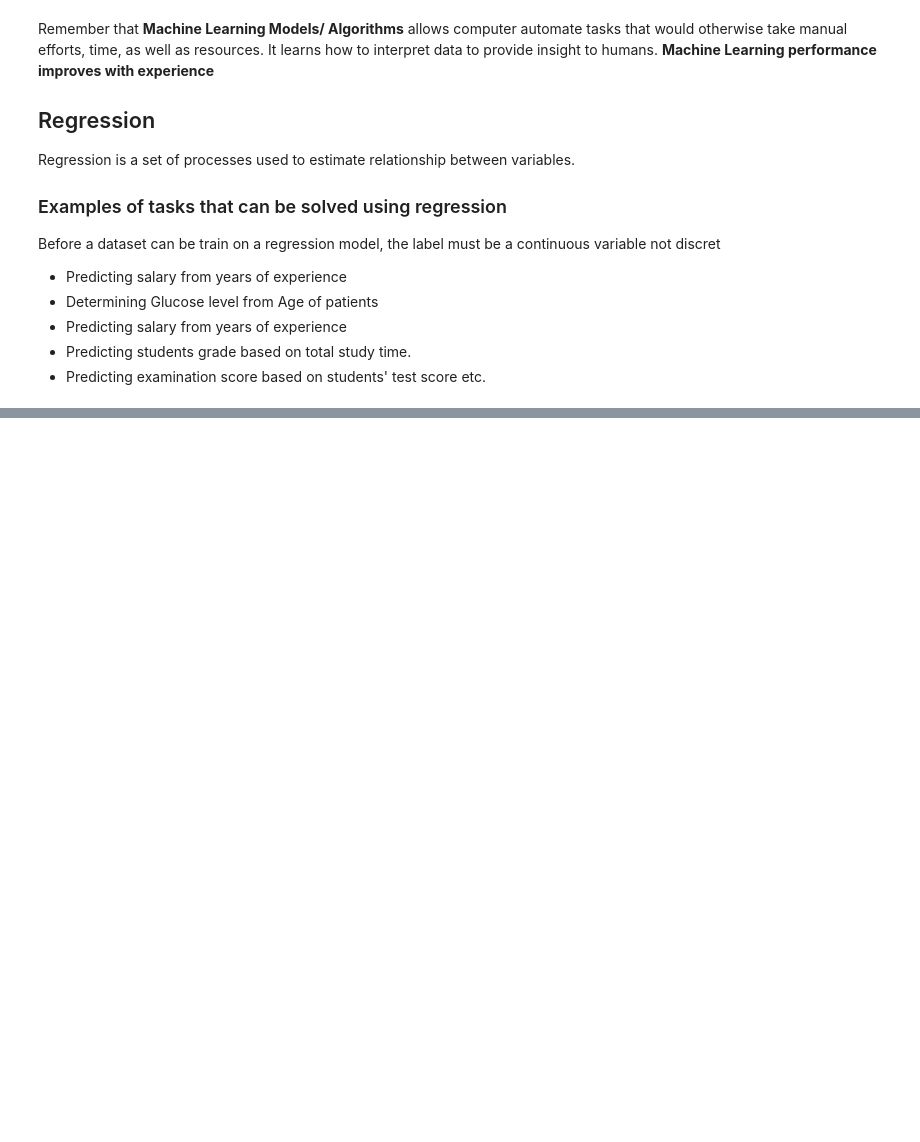
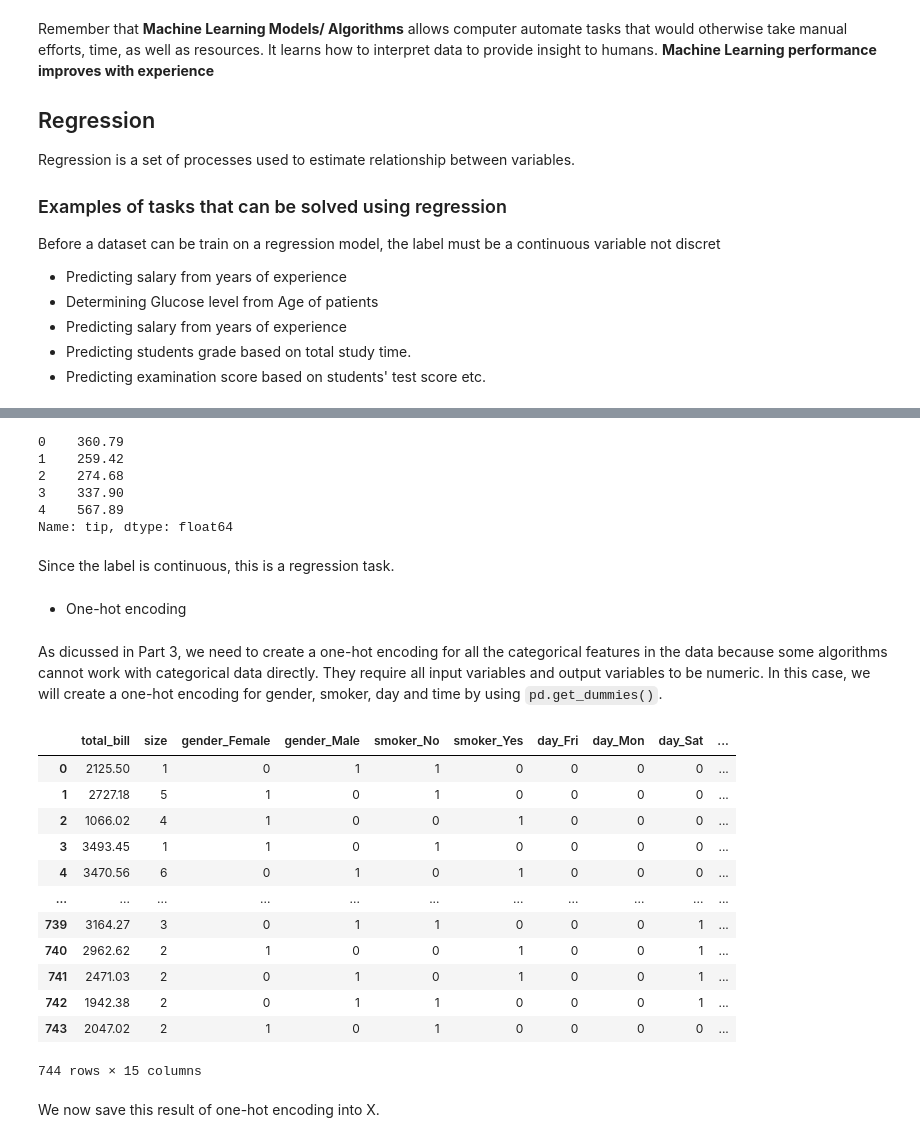
Before and after one commit to dthatprince/Python-Machine-Learning-Notebooks, a Jupyter notebook: Machine-Learning-Notebook/Course/Unit 5.ipynb, the cells around one changed output, grey strips where cells are left out. Drawn from its saved outputs; the diff is of its cells as text; code cells hidden in the pictures; blank space fills up the shorter version.

```diff
--- a/Machine-Learning-Notebook/Course/Unit 5.ipynb
+++ b/Machine-Learning-Notebook/Course/Unit 5.ipynb
@@ -454,0 +147,6 @@ plt.show()
+# %%
+# split data into features and target
+
+X = tip.drop(["tip"], axis= "columns") # droping the label variable (tip) from the data
+
+y = tip["tip"]
@@ -454,0 +162,33 @@ plt.show()
+# %%
+y.head()
+# %% [output]
+0    360.79
+1    259.42
+2    274.68
+3    337.90
+4    567.89
+Name: tip, dtype: float64
+# %% [markdown]
+Since the label is continuous, this is a regression task.
+# %% [markdown]
+- One-hot encoding
+# %% [markdown]
+As dicussed in Part 3, we need to create a one-hot encoding for all the categorical features in the data because some algorithms cannot work with categorical data directly. They require all input variables and output variables to be numeric. In this case, we will create a one-hot encoding for gender, smoker, day and time by using `pd.get_dummies()`.
+# %%
+pd.get_dummies(X)
+# %% [output]
+|  | total_bill | size | gender_Female | gender_Male | smoker_No | smoker_Yes | day_Fri | day_Mon | day_Sat | ... |
+| 0 | 2125.50 | 1 | 0 | 1 | 1 | 0 | 0 | 0 | 0 | ... |
+| 1 | 2727.18 | 5 | 1 | 0 | 1 | 0 | 0 | 0 | 0 | ... |
+| 2 | 1066.02 | 4 | 1 | 0 | 0 | 1 | 0 | 0 | 0 | ... |
+| 3 | 3493.45 | 1 | 1 | 0 | 1 | 0 | 0 | 0 | 0 | ... |
+| 4 | 3470.56 | 6 | 0 | 1 | 0 | 1 | 0 | 0 | 0 | ... |
+| ... | ... | ... | ... | ... | ... | ... | ... | ... | ... | ... |
+| 739 | 3164.27 | 3 | 0 | 1 | 1 | 0 | 0 | 0 | 1 | ... |
+| 740 | 2962.62 | 2 | 1 | 0 | 0 | 1 | 0 | 0 | 1 | ... |
+| 741 | 2471.03 | 2 | 0 | 1 | 0 | 1 | 0 | 0 | 1 | ... |
+| 742 | 1942.38 | 2 | 0 | 1 | 1 | 0 | 0 | 0 | 1 | ... |
+| 743 | 2047.02 | 2 | 1 | 0 | 1 | 0 | 0 | 0 | 0 | ... |
+744 rows × 15 columns
+# %% [markdown]
+We now save this result of one-hot encoding into X.
```
Also changed, not shown: parts of 145 cells of this notebook, 4 other files.
